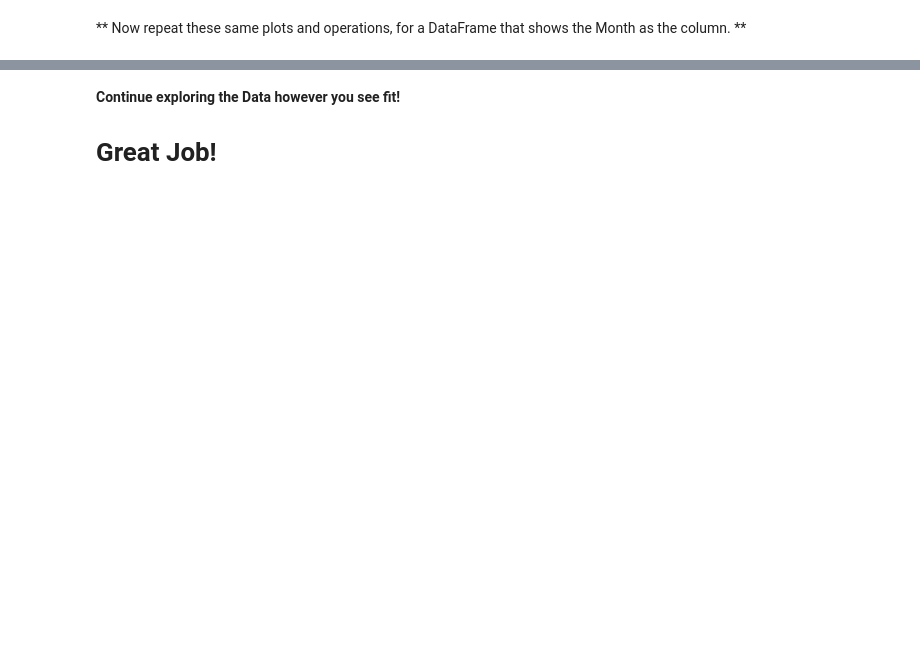
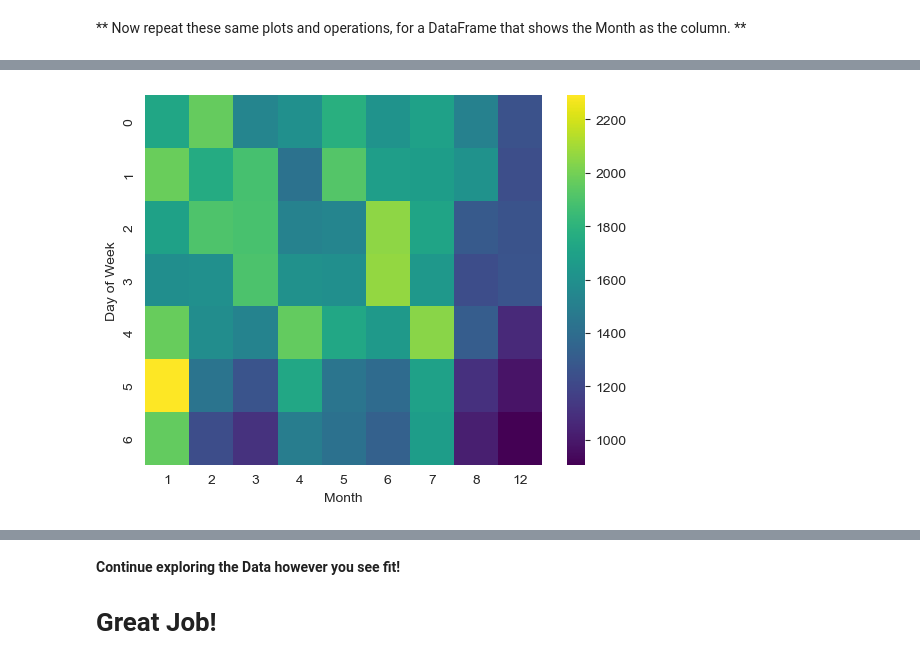
Before and after one commit to SpeedBird789/Data-Capstone-Project, a Jupyter notebook: Calls Data My Attempt.ipynb, the cells around one changed output, grey strips where cells are left out. Drawn from its saved outputs; the diff is of its cells as text; code cells hidden in the pictures; blank space fills up the shorter version.

```diff
--- a/Calls Data My Attempt.ipynb
+++ b/Calls Data My Attempt.ipynb
@@ -325,0 +313,3 @@ ____
+# %%
+dayMonth = df.groupby(['Day of Week','Month']).count().unstack()['Reason']
+dayMonth.head()
@@ -325,0 +324,5 @@ ____
+# %%
+sns.heatmap(dayMonth, cmap='viridis')
+plt.show()
+# %% [output]
+[figure, added]
```
Also changed, not shown: parts of 16 cells of this notebook.
